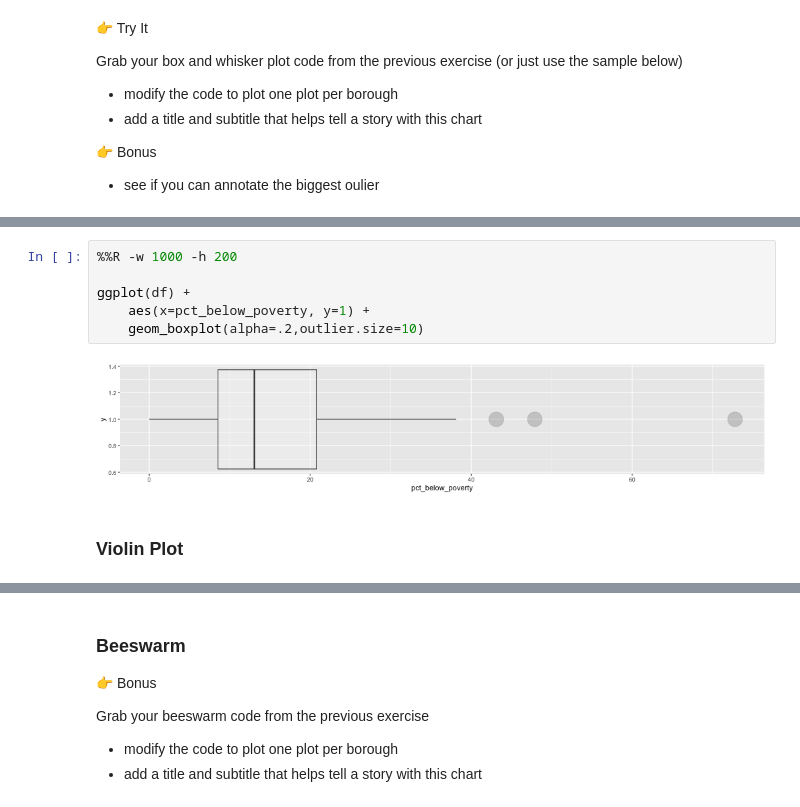
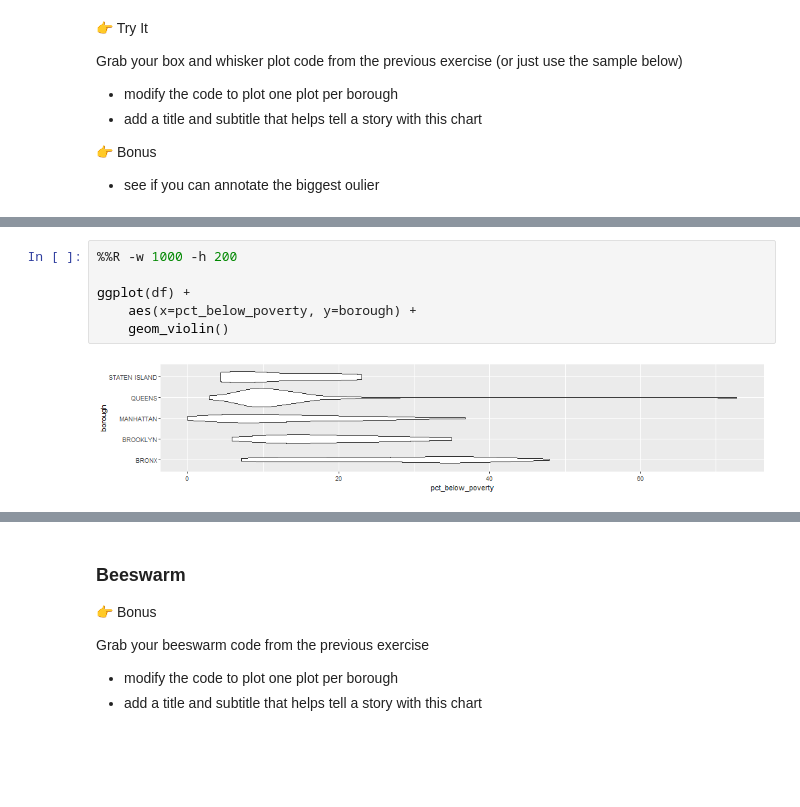
Before and after one commit to juhanarossi/ggplot-1-juhanarossi, a Jupyter notebook: notebook-Juhana-exercise2.ipynb, the cells around one changed output, grey strips where cells are left out. Drawn from its saved outputs; the diff is of its cells as text; blank space fills up the shorter version.

```diff
--- a/notebook-Juhana-exercise2.ipynb
+++ b/notebook-Juhana-exercise2.ipynb
@@ -171,10 +194,8 @@ Grab your box and whisker plot code from the previous exercise (or just use the
 # %%
 %%R -w 1000 -h 200
 
 ggplot(df) +
-    aes(x=pct_below_poverty, y=1) +
-    geom_boxplot(alpha=.2,outlier.size=10)
+    aes(x=pct_below_poverty, y=borough) +
+    geom_violin()
 # %% [output]
-[figure, old version]
+[figure, new version]
-# %% [markdown]
-### Violin Plot
```
Also changed, not shown: parts of 10 cells of this notebook, 2 other files.
